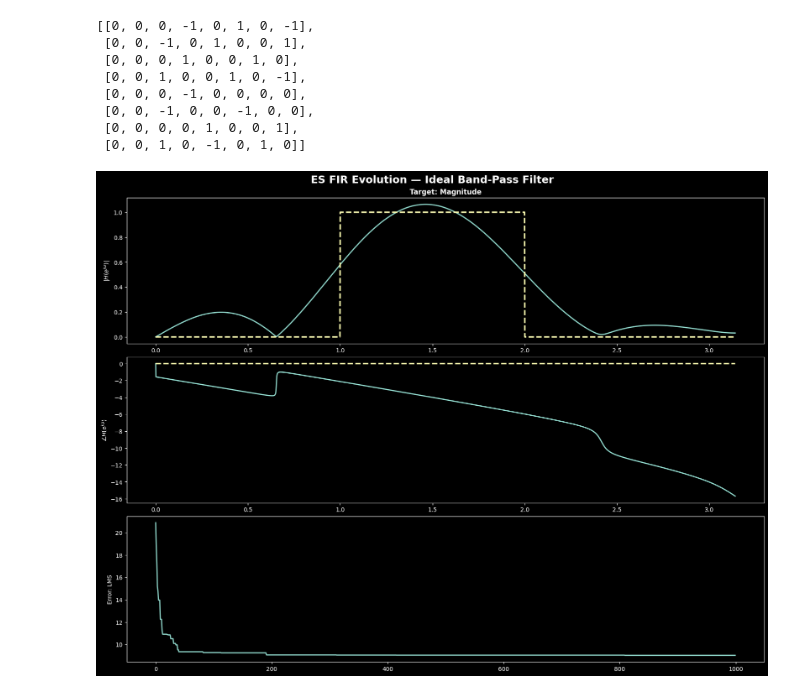
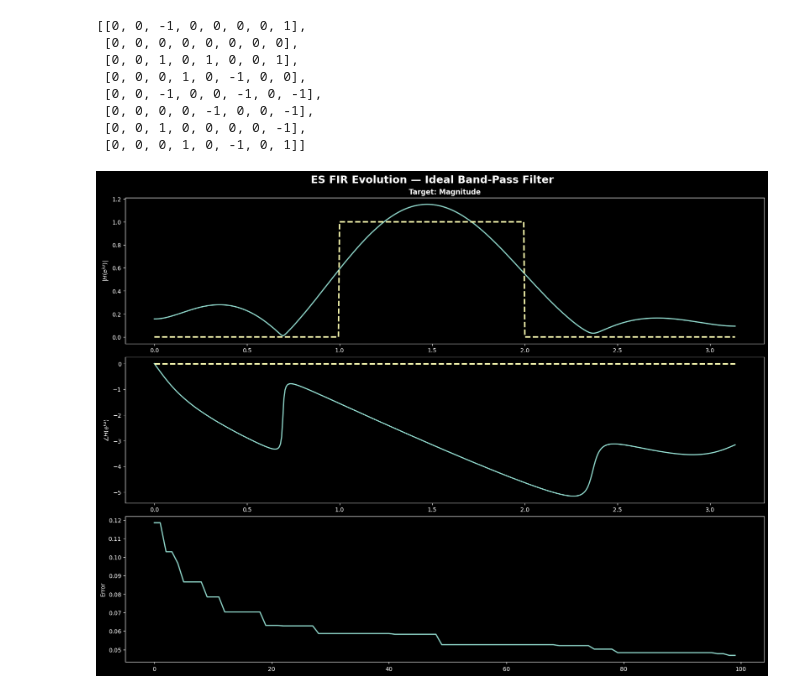
Before and after one commit to simdeistud/csd-fir-filter-ES, a Jupyter notebook: src/benchmarks.ipynb, the cells around one changed output. Saved outputs shown, nothing was run; the diff lists cells and outputs as text; code cells hidden in the pictures.

Commit message:
Integrated multiple error metrics to choose from

```diff
--- a/src/benchmarks.ipynb
+++ b/src/benchmarks.ipynb
@@ -8,7 +8,7 @@ def target_function(w):
     return 0 if w >= 2 or w <= 1 else 1
 # %%
 best, pop = ES(
-    n_generations=1000,
+    n_generations=100,
     mu=10,
     lam=100,
     wordlength=8,
@@ -16,23 +16,24 @@ best, pop = ES(
     n_digits=3,
     target=target_function,
     mode="magnitude",
-    worN=2048,
+    error_metric="mse",
+    worN=512,
     plus_strategy=True
 )
 # %%
 best.get_coefficients()
 # %% [output]
-[[0, 0, 0, -1, 0, 1, 0, -1],
- [0, 0, -1, 0, 1, 0, 0, 1],
- [0, 0, 0, 1, 0, 0, 1, 0],
- [0, 0, 1, 0, 0, 1, 0, -1],
- [0, 0, 0, -1, 0, 0, 0, 0],
- [0, 0, -1, 0, 0, -1, 0, 0],
- [0, 0, 0, 0, 1, 0, 0, 1],
- [0, 0, 1, 0, -1, 0, 1, 0]]
+[[0, 0, -1, 0, 0, 0, 0, 1],
+ [0, 0, 0, 0, 0, 0, 0, 0],
+ [0, 0, 1, 0, 1, 0, 0, 1],
+ [0, 0, 0, 1, 0, -1, 0, 0],
+ [0, 0, -1, 0, 0, -1, 0, -1],
+ [0, 0, 0, 0, -1, 0, 0, -1],
+ [0, 0, 1, 0, 0, 0, 0, -1],
+ [0, 0, 0, 1, 0, -1, 0, 1]]
 # %%
 # Frequency responses
-w, H = best.get_response(worN=2048)
+w, H = best.get_response(worN=512)
 Ht = np.array([target_function(wi) for wi in w], dtype=complex)
 
 # Magnitude / phase
@@ -44,32 +45,32 @@ pht = np.unwrap(np.angle(Ht))
 fig, axes = plt.subplots(
     nrows=3,
     ncols=1,
     figsize=(16, 12),
     constrained_layout=True
 )
 
 fig.suptitle(
     "ES FIR Evolution — Ideal Band-Pass Filter",
     fontsize=18,
     weight="bold"
 )
 
 ax = axes[0]
 ax.plot(w, mag, lw=2, label="solution")
 ax.plot(w, magt, lw=2.5, ls="--", label="target")
 
 ax.set_title(f"Target: Magnitude", weight="bold")
 ax.set_ylabel(r"$|H(e^{j\omega})|$")
 
 ax = axes[1]
 ax.plot(w, ph, lw=2, label="solution")
 ax.plot(w, pht, lw=2.5, ls="--", label="target")
 ax.set_ylabel(r"$\angle H(e^{j\omega})$")
 
 ax = axes[2]
 ax.plot(np.arange(len(pop)), [-e.fitness for e in pop], lw=2, label="generation")
-ax.set_ylabel("Error: LMS")
+ax.set_ylabel("Error")
 
 plt.show()
 # %% [output]
-[figure, old version]
+[figure, new version]
```
Also changed, not shown: 2 other files.
